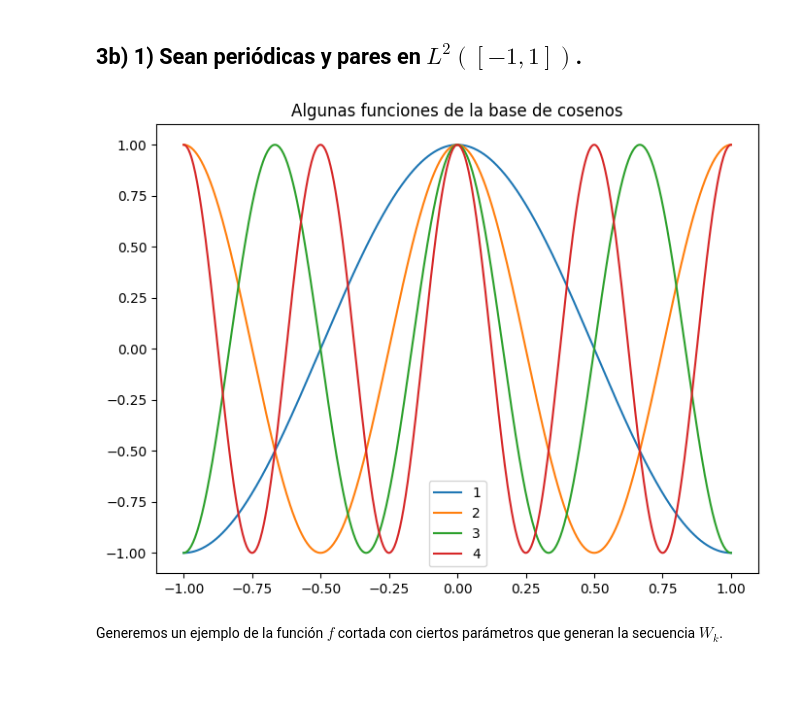
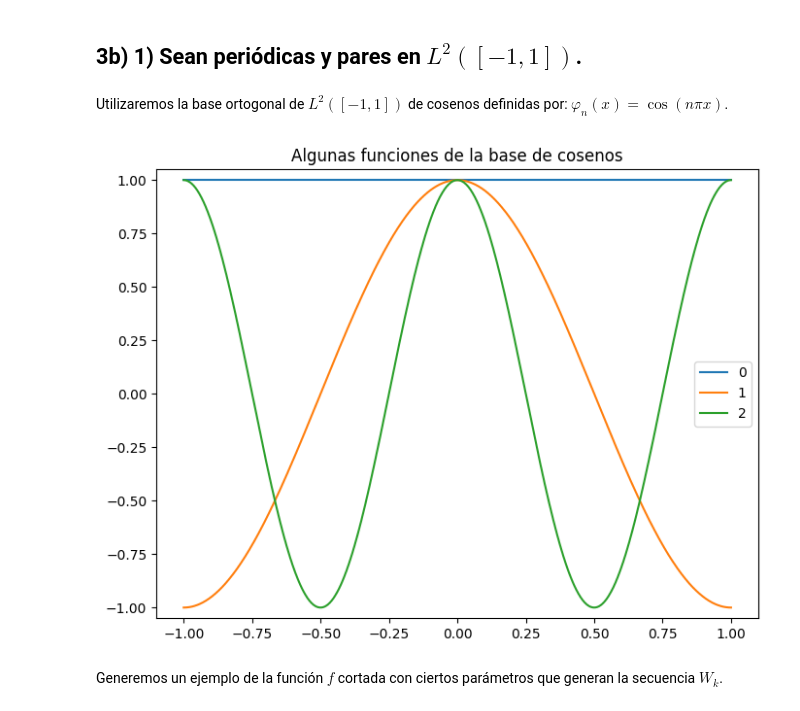
Before and after one commit to AlejandroVillazonG/MAT468, a Jupyter notebook: certamen/P3/P3_b.ipynb, the cells around one changed output. Cells and saved outputs as stored; diff of their text form; code cells hidden in the pictures; blank space fills up the shorter version.

```diff
--- a/certamen/P3/P3_b.ipynb
+++ b/certamen/P3/P3_b.ipynb
@@ -34,4 +33,6 @@ def gen_f(phi, k, alpha, theta):
     return lambda x: sum([peso_k * phi(i)(x) for i, peso_k in zip(range(k), pesos)])
 # %% [markdown]
 ## 3b) 1) Sean periódicas y pares en $L^2([−1,1])$.
+# %% [markdown]
+Utilizaremos la base ortogonal de $L^2([−1,1])$ de cosenos definidas por: $\varphi_n(x) = \cos(n \pi x)$.
 # %%
@@ -39,13 +40,14 @@ cos = lambda k: np.vectorize(lambda x: np.cos(np.pi * k * x))
 # %%
 x = np.linspace(-1,1,1_000)
 
 plt.figure(figsize=(8,6))
-for k in range(1,5):
+for k in np.arange(3):
     plt.plot(x, cos(k)(x), label=f'{k}')
 plt.legend()
+plt.ylim(-1.05,1.05)
 plt.title('Algunas funciones de la base de cosenos');
 # %% [output]
-[figure, old version]
+[figure, new version]
 # %% [markdown]
 Generemos un ejemplo de la función $f$ cortada con ciertos parámetros que generan la secuencia $W_k$.
 # %%
```
Also changed, not shown: parts of 7 cells of this notebook.
